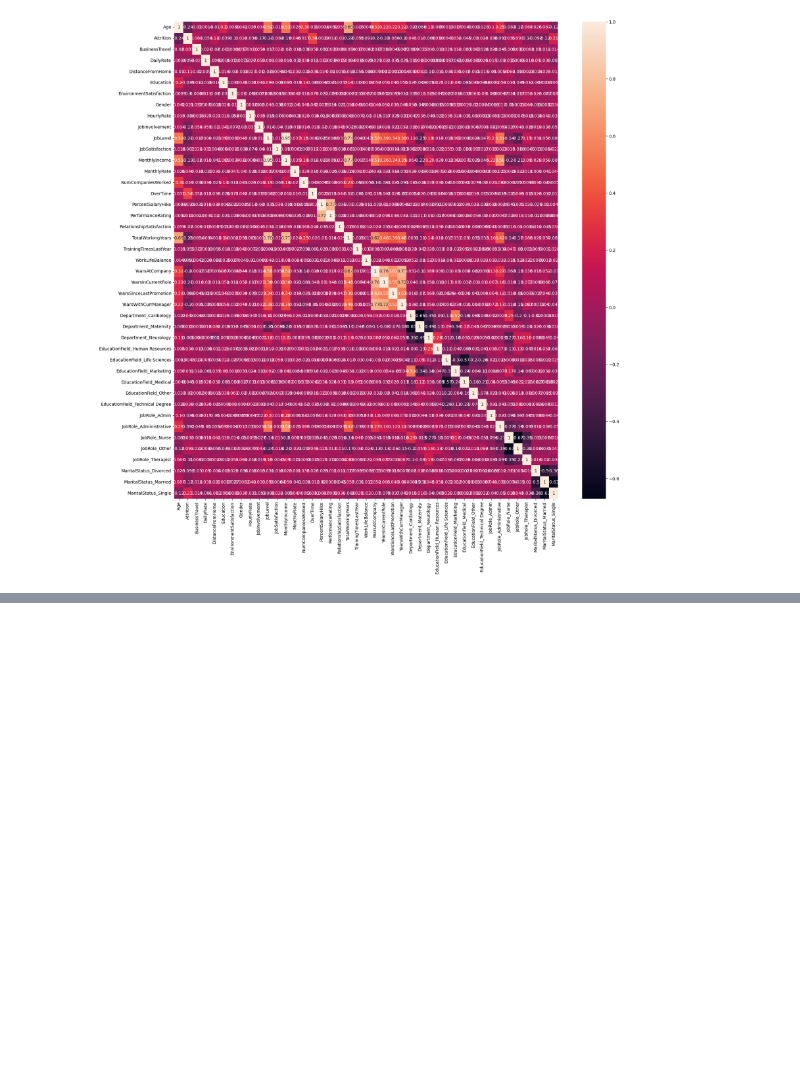
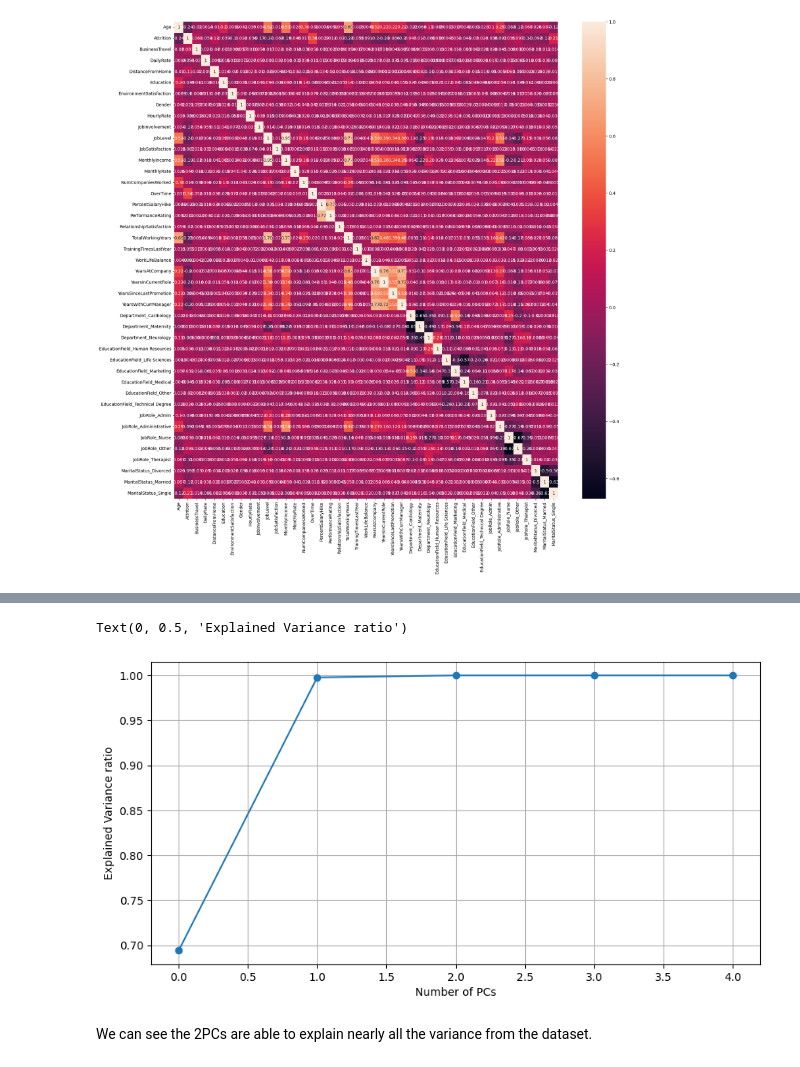
Before and after one commit to sehyunlee217/MIE368_proj, a Jupyter notebook: EDA.ipynb, the cells around one changed output, grey strips where cells are left out. Drawn from its saved outputs; the diff is of its cells as text; code cells hidden in the pictures; blank space fills up the shorter version.

```diff
--- a/EDA.ipynb
+++ b/EDA.ipynb
@@ -258,0 +241,4 @@ Name: Attrition, dtype: float64
+# %%
+pca = decomp.PCA(n_components = len(cor_total.columns))
+pca.fit(train_df)
+X = pca.transform(train_df)
@@ -258,0 +259,22 @@ Name: Attrition, dtype: float64
+# %%
+var_exp = []
+cum_var = []
+var = 0
+# Lets check for about 5 PCs
+for i in range(5):
+    var_exp.append(pca.explained_variance_ratio_[i])
+    var += pca.explained_variance_ratio_[i]
+    cum_var.append(var)
+# %%
+import matplotlib.pyplot as plt
+
+plt.figure(figsize=(10,5))
+plt.grid()
+plt.plot(cum_var,marker='o')
+plt.xlabel('Number of PCs')
+plt.ylabel('Explained Variance ratio')
+# %% [output]
+Text(0, 0.5, 'Explained Variance ratio')
+[figure, added]
+# %% [markdown]
+We can see the 2PCs are able to explain nearly all the variance from the dataset.
```
Also changed, not shown: parts of 5 cells of this notebook.
